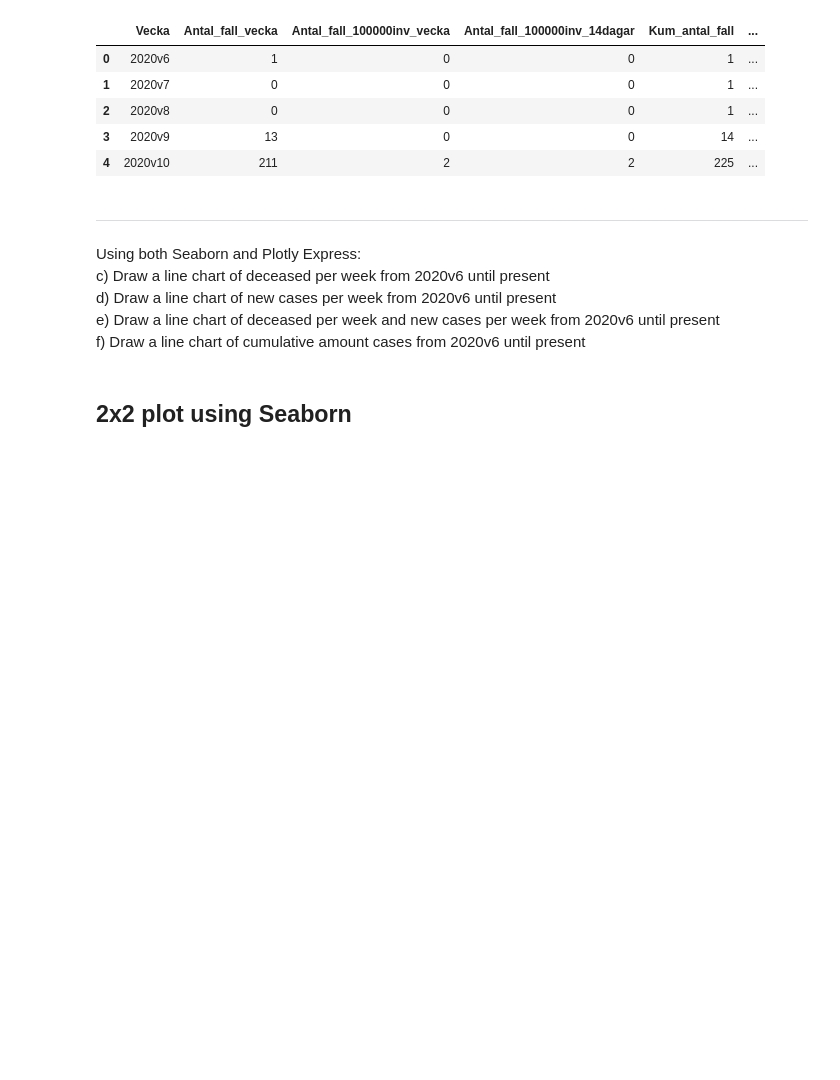
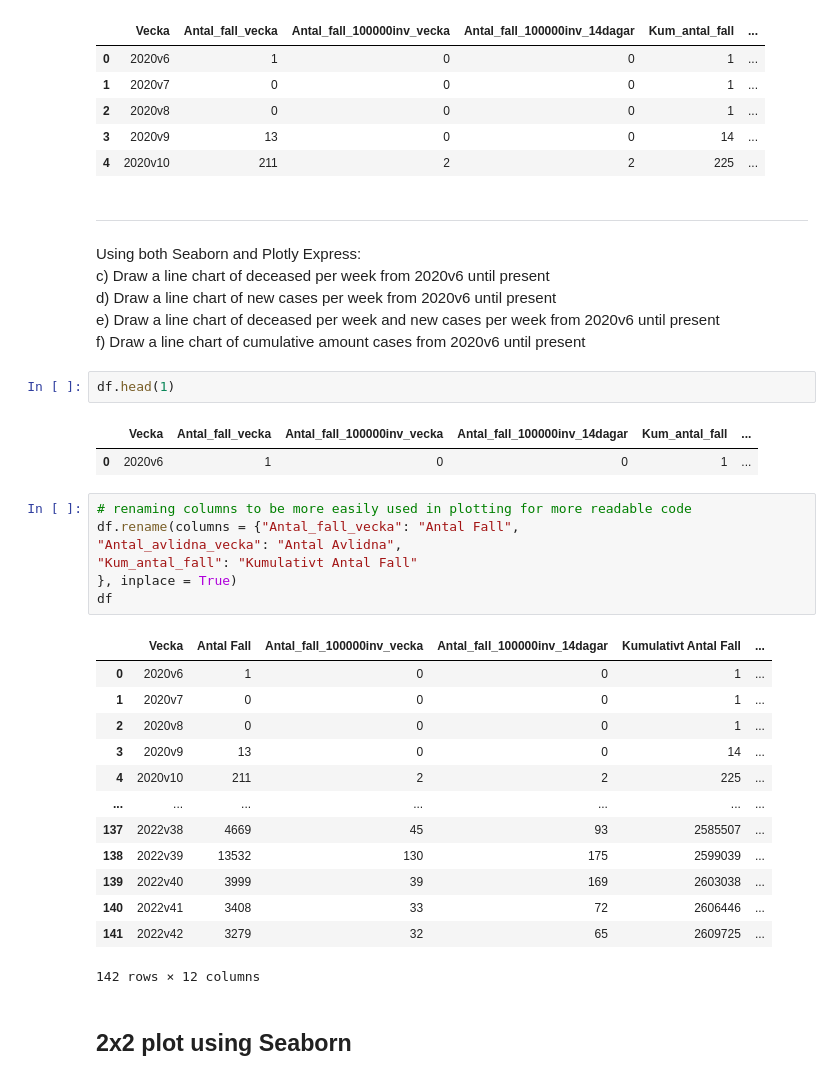
Before and after one commit to Andreas-Svensson/data_processing, a Jupyter notebook: Laboration_Covid19/E1_Data_Covid19.ipynb, the cells around one changed output. Cells and saved outputs as stored; diff of their text form; blank space fills up the shorter version.

```diff
--- a/Laboration_Covid19/E1_Data_Covid19.ipynb
+++ b/Laboration_Covid19/E1_Data_Covid19.ipynb
@@ -69,6 +89,32 @@ c) Draw a line chart of deceased per week from 2020v6 until present
 d) Draw a line chart of new cases per week from 2020v6 until present
 e) Draw a line chart of deceased per week and new cases per week from 2020v6 until present
 f) Draw a line chart of cumulative amount cases from 2020v6 until present
+# %%
+df.head(1)
+# %% [output]
+|  | Vecka | Antal_fall_vecka | Antal_fall_100000inv_vecka | Antal_fall_100000inv_14dagar | Kum_antal_fall | ... |
+| 0 | 2020v6 | 1 | 0 | 0 | 1 | ... |
+# %%
+# renaming columns to be more easily used in plotting for more readable code
+df.rename(columns = {"Antal_fall_vecka": "Antal Fall",
+"Antal_avlidna_vecka": "Antal Avlidna",
+"Kum_antal_fall": "Kumulativt Antal Fall"
+}, inplace = True)
+df
+# %% [output]
+|  | Vecka | Antal Fall | Antal_fall_100000inv_vecka | Antal_fall_100000inv_14dagar | Kumulativt Antal Fall | ... |
+| 0 | 2020v6 | 1 | 0 | 0 | 1 | ... |
+| 1 | 2020v7 | 0 | 0 | 0 | 1 | ... |
+| 2 | 2020v8 | 0 | 0 | 0 | 1 | ... |
+| 3 | 2020v9 | 13 | 0 | 0 | 14 | ... |
+| 4 | 2020v10 | 211 | 2 | 2 | 225 | ... |
+| ... | ... | ... | ... | ... | ... | ... |
+| 137 | 2022v38 | 4669 | 45 | 93 | 2585507 | ... |
+| 138 | 2022v39 | 13532 | 130 | 175 | 2599039 | ... |
+| 139 | 2022v40 | 3999 | 39 | 169 | 2603038 | ... |
+| 140 | 2022v41 | 3408 | 33 | 72 | 2606446 | ... |
+| 141 | 2022v42 | 3279 | 32 | 65 | 2609725 | ... |
+142 rows × 12 columns
 # %% [markdown]
 ## 2x2 plot using Seaborn
 # %%
```
Also changed, not shown: parts of 14 cells of this notebook.
